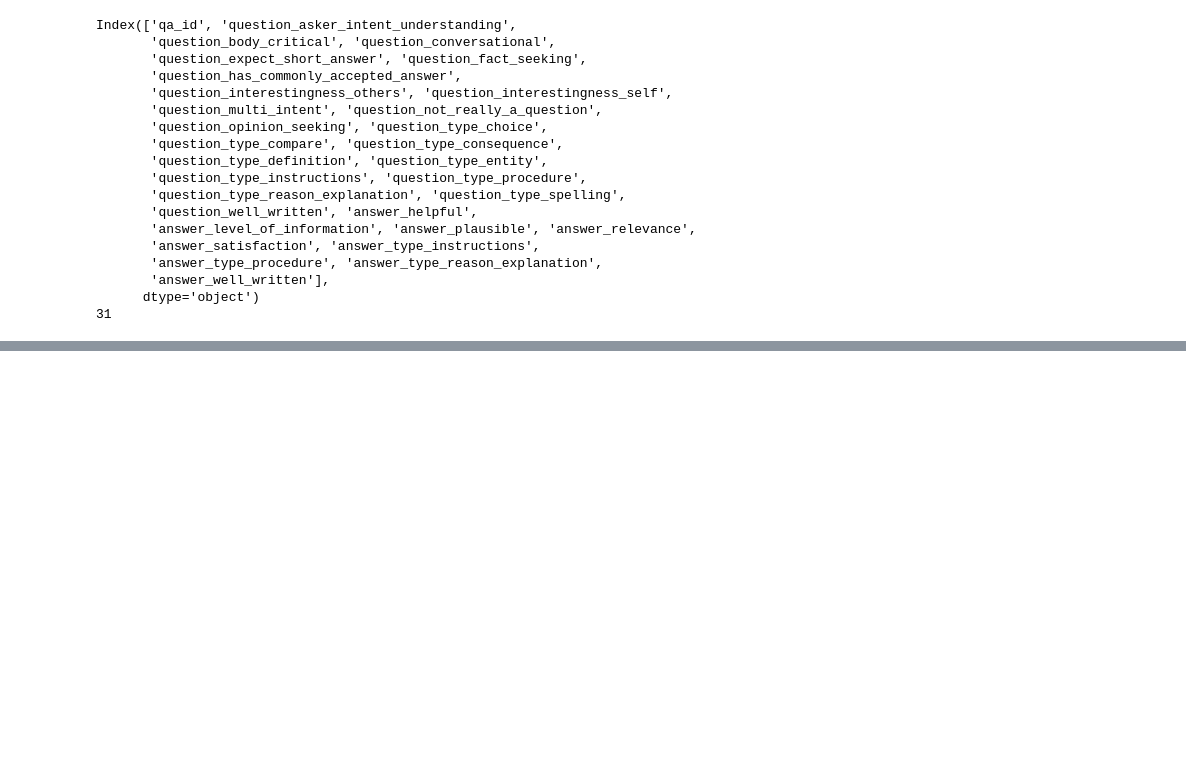
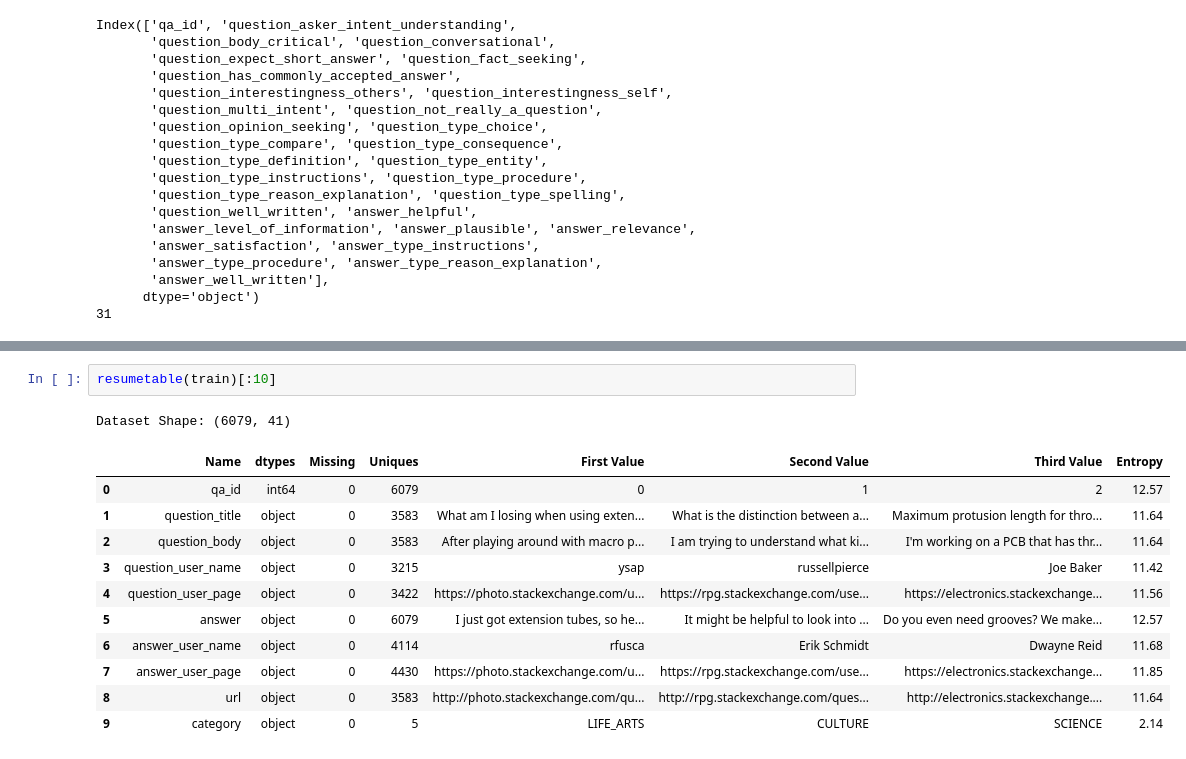
Before and after one commit to prakhar154/GoogleQuestQ-ALabeling, a Jupyter notebook: code.ipynb, the cells around one changed output, grey strips where cells are left out. Cells and saved outputs as stored; diff of their text form; blank space fills up the shorter version.

```diff
--- a/code.ipynb
+++ b/code.ipynb
@@ -100,0 +84,15 @@ dtype: int64
+# %%
+resumetable(train)[:10]
+# %% [output]
+Dataset Shape: (6079, 41)
+|  | Name | dtypes | Missing | Uniques | First Value | Second Value | Third Value | Entropy |
+| 0 | qa_id | int64 | 0 | 6079 | 0 | 1 | 2 | 12.57 |
+| 1 | question_title | object | 0 | 3583 | What am I losing when using exten... | What is the distinction between a... | Maximum protusion length for thro... | 11.64 |
+| 2 | question_body | object | 0 | 3583 | After playing around with macro p... | I am trying to understand what ki... | I'm working on a PCB that has thr... | 11.64 |
+| 3 | question_user_name | object | 0 | 3215 | ysap | russellpierce | Joe Baker | 11.42 |
+| 4 | question_user_page | object | 0 | 3422 | https://photo.stackexchange.com/u... | https://rpg.stackexchange.com/use... | https://electronics.stackexchange... | 11.56 |
+| 5 | answer | object | 0 | 6079 | I just got extension tubes, so he... | It might be helpful to look into ... | Do you even need grooves? We make... | 12.57 |
+| 6 | answer_user_name | object | 0 | 4114 | rfusca | Erik Schmidt | Dwayne Reid | 11.68 |
+| 7 | answer_user_page | object | 0 | 4430 | https://photo.stackexchange.com/u... | https://rpg.stackexchange.com/use... | https://electronics.stackexchange... | 11.85 |
+| 8 | url | object | 0 | 3583 | http://photo.stackexchange.com/qu... | http://rpg.stackexchange.com/ques... | http://electronics.stackexchange.... | 11.64 |
+| 9 | category | object | 0 | 5 | LIFE_ARTS | CULTURE | SCIENCE | 2.14 |
```
Also changed, not shown: parts of 6 cells of this notebook.
